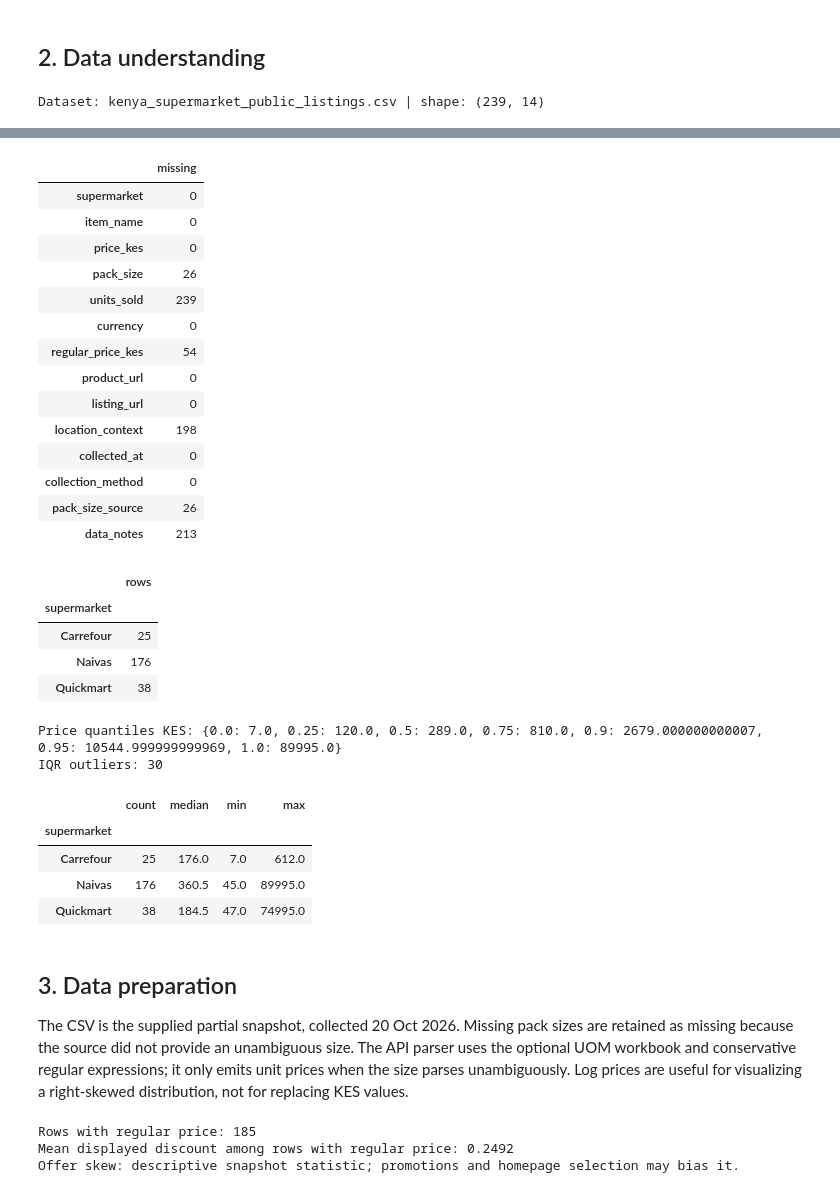
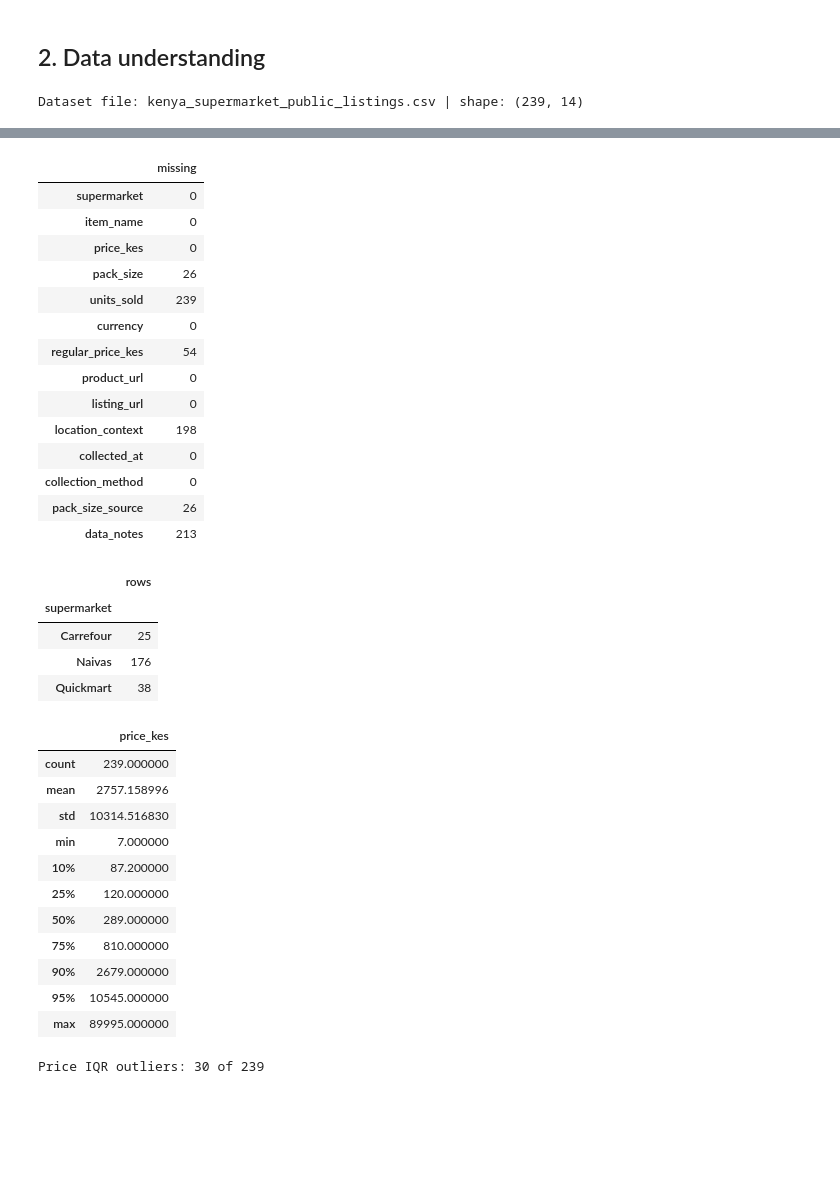
Before and after one commit to lynnshylynn-code/price-check-ke, a Jupyter notebook: notebooks/supermarket_listings_crisp_dm.ipynb, the cells around one changed output, grey strips where cells are left out. Saved outputs shown, nothing was run; the diff lists cells and outputs as text; code cells hidden in the pictures; blank space fills up the shorter version.

```diff
--- a/notebooks/supermarket_listings_crisp_dm.ipynb
+++ b/notebooks/supermarket_listings_crisp_dm.ipynb
@@ -9,33 +9,36 @@ Assess snapshot coverage, explore advertised prices, classify product descriptio
 # %% [markdown]
 ## 2. Data understanding
 # %%
+
 from pathlib import Path
-import os, re, json
+import os, re, json, sys
 import numpy as np
 import pandas as pd
 from sklearn.dummy import DummyClassifier
 from sklearn.feature_extraction.text import TfidfVectorizer
-from sklearn.model_selection import GroupShuffleSplit
+from sklearn.metrics import (accuracy_score, classification_report, confusion_matrix,
+                             f1_score, precision_recall_fscore_support)
+from sklearn.model_selection import GroupShuffleSplit, train_test_split
+from sklearn.naive_bayes import MultinomialNB
 from sklearn.pipeline import make_pipeline
-from sklearn.naive_bayes import MultinomialNB
 from sklearn.tree import DecisionTreeClassifier
-from sklearn.metrics import accuracy_score, classification_report, confusion_matrix, precision_recall_fscore_support
 
 ROOT = Path.cwd()
-if not (ROOT / 'backend').exists(): ROOT = ROOT.parent
+if not (ROOT / 'backend').is_dir(): ROOT = ROOT.parent
+sys.path.insert(0, str(ROOT / 'backend/src'))
 DATA = Path(os.environ.get('LISTINGS_CSV', ROOT / 'backend/data/listings/kenya_supermarket_public_listings.csv'))
 df = pd.read_csv(DATA)
-print('Dataset:', DATA.name, '| shape:', df.shape)
-display(df.dtypes.to_frame('dtype'))
+print('Dataset file:', DATA.name, '| shape:', df.shape)
+display(df.dtypes.rename('dtype').to_frame())
 display(df.isna().sum().rename('missing').to_frame())
 display(df.groupby('supermarket').size().rename('rows').to_frame())
 prices = pd.to_numeric(df.price_kes, errors='coerce').dropna()
-print('Price quantiles KES:', prices.quantile([0,.25,.5,.75,.9,.95,1]).to_dict())
+display(prices.describe(percentiles=[.1,.25,.5,.75,.9,.95]).to_frame('price_kes'))
 q1,q3=prices.quantile(.25),prices.quantile(.75); iqr=q3-q1
-print('IQR outliers:', int(((prices<q1-1.5*iqr)|(prices>q3+1.5*iqr)).sum()))
-display(df.groupby('supermarket').price_kes.agg(['count','median','min','max']))
+outliers=(prices<q1-1.5*iqr)|(prices>q3+1.5*iqr)
+print('Price IQR outliers:', int(outliers.sum()), 'of', len(prices))
 # %% [output]
-Dataset: kenya_supermarket_public_listings.csv | shape: (239, 14)
+Dataset file: kenya_supermarket_public_listings.csv | shape: (239, 14)
 |  | dtype |
 | supermarket | object |
 | item_name | object |
@@ -44,53 +47,43 @@ Dataset: kenya_supermarket_public_listings.csv | shape: (239, 14)
 | units_sold | float64 |
 | currency | object |
 | regular_price_kes | float64 |
 | product_url | object |
 | listing_url | object |
 | location_context | object |
 | collected_at | object |
 | collection_method | object |
 | pack_size_source | object |
 | data_notes | object |
 |  | missing |
 | supermarket | 0 |
 | item_name | 0 |
 | price_kes | 0 |
 | pack_size | 26 |
 | units_sold | 239 |
 | currency | 0 |
 | regular_price_kes | 54 |
 | product_url | 0 |
 | listing_url | 0 |
 | location_context | 198 |
 | collected_at | 0 |
 | collection_method | 0 |
 | pack_size_source | 26 |
 | data_notes | 213 |
 |  | rows |
 | supermarket |  |
 | Carrefour | 25 |
 | Naivas | 176 |
 | Quickmart | 38 |
+|  | price_kes |
+| count | 239.000000 |
+| mean | 2757.158996 |
+| std | 10314.516830 |
+| min | 7.000000 |
+| 10% | 87.200000 |
+| 25% | 120.000000 |
+| 50% | 289.000000 |
+| 75% | 810.000000 |
+| 90% | 2679.000000 |
+| 95% | 10545.000000 |
+| max | 89995.000000 |
-Price quantiles KES: {0.0: 7.0, 0.25: 120.0, 0.5: 289.0, 0.75: 810.0, 0.9: 2679.000000000007, 0.95: 10544.999999999969, 1.0: 89995.0}
-IQR outliers: 30
+Price IQR outliers: 30 of 239
-|  | count | median | min | max |
-| supermarket |  |  |  |  |
-| Carrefour | 25 | 176.0 | 7.0 | 612.0 |
-| Naivas | 176 | 360.5 | 45.0 | 89995.0 |
-| Quickmart | 38 | 184.5 | 47.0 | 74995.0 |
-# %% [markdown]
-## 3. Data preparation
-
-The CSV is the supplied partial snapshot, collected 20 Oct 2026. Missing pack sizes are retained as missing because the source did not provide an unambiguous size. The API parser uses the optional UOM workbook and conservative regular expressions; it only emits unit prices when the size parses unambiguously. Log prices are useful for visualizing a right-skewed distribution, not for replacing KES values.
-# %%
-df['price_kes'] = pd.to_numeric(df.price_kes, errors='coerce')
-df['log_price'] = np.log1p(df.price_kes)
-regular = pd.to_numeric(df.regular_price_kes, errors='coerce')
-discount = (regular-df.price_kes)/regular
-print('Rows with regular price:', int(regular.notna().sum()))
-print('Mean displayed discount among rows with regular price:', round(float(discount.dropna().mean()),4))
-print('Offer skew: descriptive snapshot statistic; promotions and homepage selection may bias it.')
-# %% [output]
-Rows with regular price: 185
-Mean displayed discount among rows with regular price: 0.2492
-Offer skew: descriptive snapshot statistic; promotions and homepage selection may bias it.
```
Also changed, not shown: parts of 17 cells of this notebook, 4 other files.
